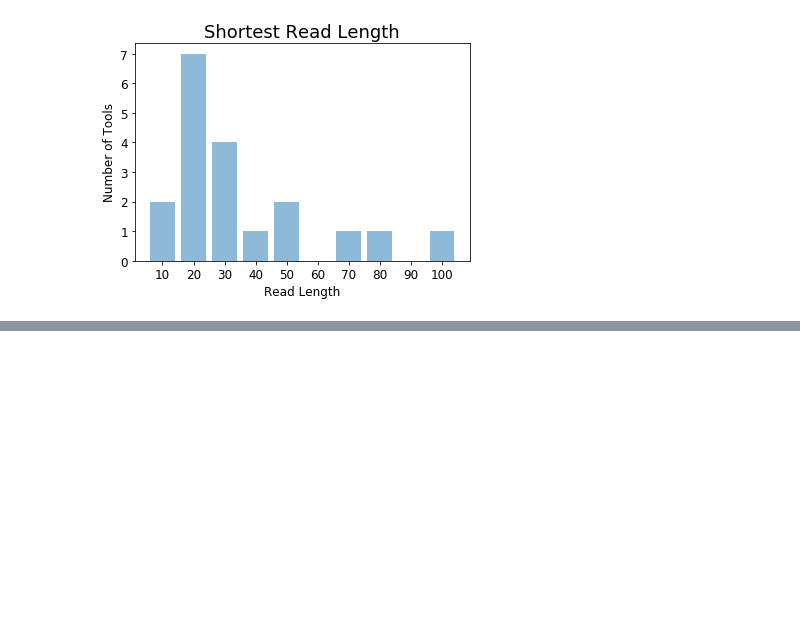
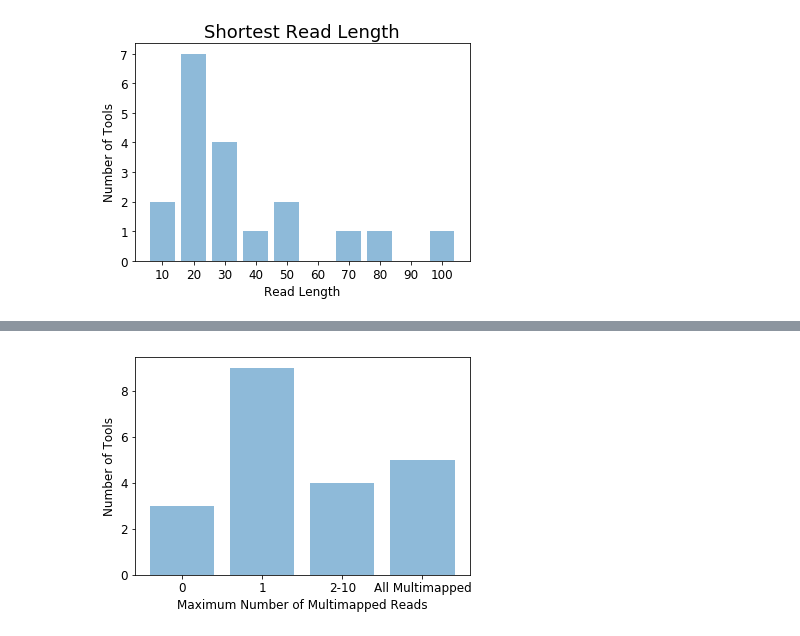
Before and after one commit to smangul1/read.aligment.review, a Jupyter notebook: figure1/Tool Comparison.ipynb, the cells around one changed output, grey strips where cells are left out. Cells and saved outputs as stored; diff of their text form; code cells hidden in the pictures; blank space fills up the shorter version.

Commit message:
Added multimapped plot

```diff
--- a/figure1/Tool Comparison.ipynb
+++ b/figure1/Tool Comparison.ipynb
@@ -107,3 +109,11 @@ plt.show()
 # %% [output]
 [figure]
 [figure]
+# %%
+import matplotlib.pyplot as plt
+import seaborn as sns
+import pandas as pd
+
+multi = pd.read_csv('~\\Documents\\Bioinformatics\\multimapped.csv')
+multi=multi.dropna()
+multi
@@ -109,0 +138,26 @@ plt.show()
+# %%
+sizes = list()
+labels = list()
+
+labels.append(0)
+sizes.append(multi[(multi.Multimapped==0)].count()["Multimapped"])
+labels.append(1)
+sizes.append(multi[(multi.Multimapped==1)].count()["Multimapped"])
+labels.append("2-10")
+sizes.append(multi[(multi.Multimapped<=10) & (multi.Multimapped>1)].count()["Multimapped"])
+labels.append("All Multimapped")
+sizes.append(multi[(multi.Multimapped>10)].count()["Multimapped"])
+
+#Bar Graph
+plt.rcParams['font.size'] = 12
+
+y_pos = np.arange(len(sizes))
+
+plt.bar(y_pos, sizes, align='center', alpha=0.5)
+plt.xticks(y_pos, labels)
+plt.ylabel('Number of Tools')
+plt.xlabel('Maximum Number of Multimapped Reads')
+
+plt.show()
+# %% [output]
+[figure, added]
```
Also changed, not shown: parts of 3 cells of this notebook.
